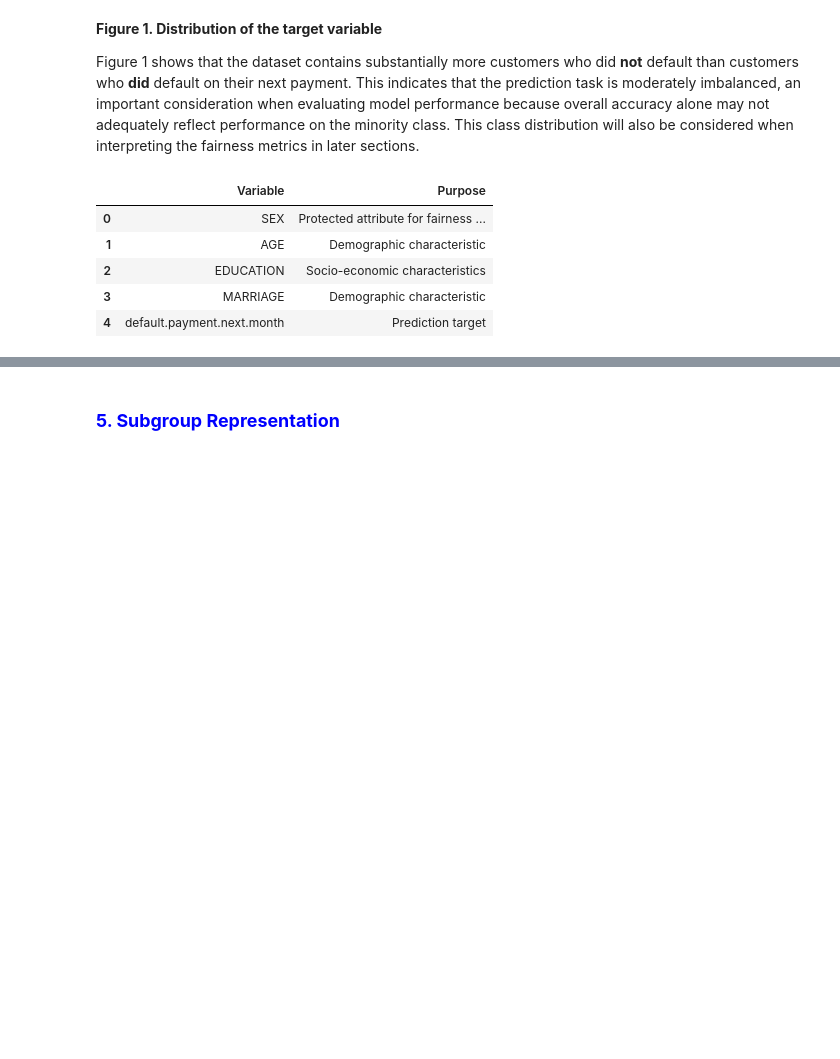
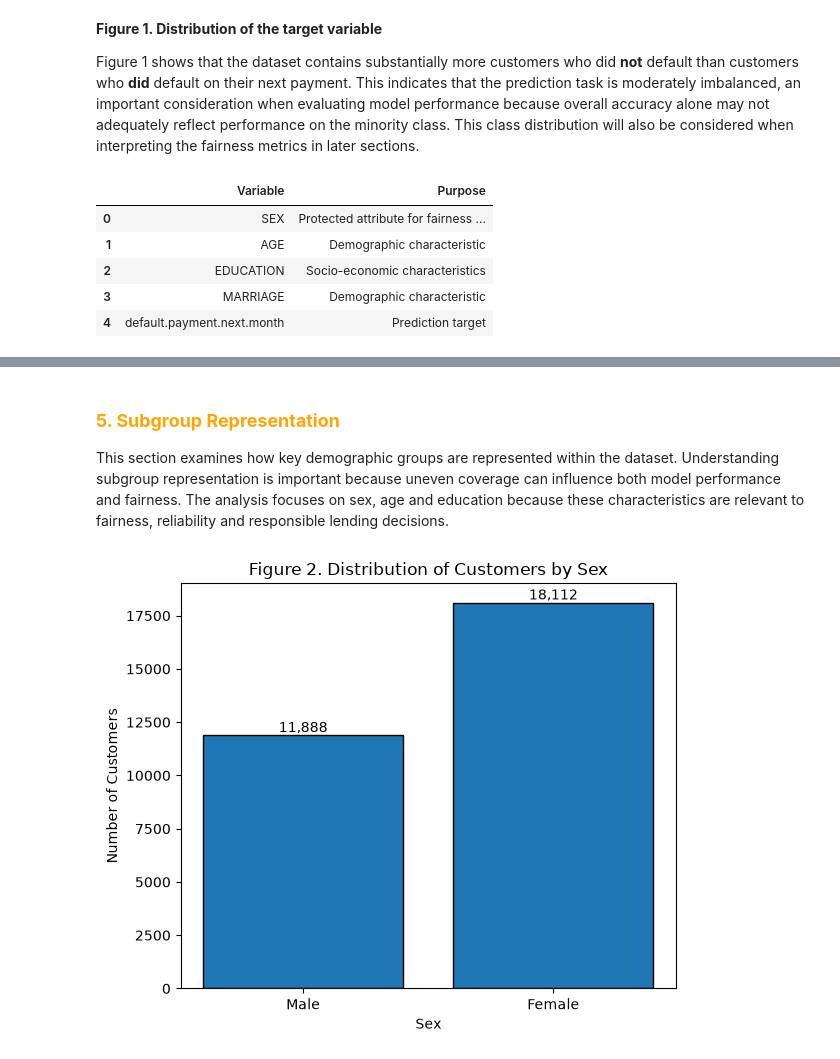
Before and after one commit to michaelhudson2205/INFO3022_Practicals, a Jupyter notebook: Mike_A1_1.ipynb, the cells around one changed output, grey strips where cells are left out. Cells and saved outputs as stored; diff of their text form; code cells hidden in the pictures; blank space fills up the shorter version.

```diff
--- a/Mike_A1_1.ipynb
+++ b/Mike_A1_1.ipynb
@@ -324,2 +330,34 @@ SEX_LABELS = {
 # %% [markdown]
-### <span style="color:blue;font-weight:bold">5. Subgroup Representation</span>
+### <span style="color:orange;font-weight:bold">5. Subgroup Representation</span>
+
+This section examines how key demographic groups are represented within the dataset. Understanding subgroup representation is important because uneven coverage can influence both model performance and fairness. The analysis focuses on sex, age and education because these characteristics are relevant to fairness, reliability and responsible lending decisions.
+# %%
+# =================================================
+# Distribution by sex
+# =================================================
+
+sex_counts = df["SEX"].value_counts().sort_index()
+
+labels = ["Male", "Female"]
+
+plt.figure(figsize=(6,5))
+
+bars = plt.bar(labels, sex_counts, edgecolor="black")
+
+for bar in bars:
+    height = bar.get_height()
+    plt.text(
+        bar.get_x() + bar.get_width()/2,
+        height + 150,
+        f"{height:,}",
+        ha="center"
+    )
+
+plt.title("Figure 2. Distribution of Customers by Sex")
+plt.xlabel("Sex")
+plt.ylabel("Number of Customers")
+
+plt.tight_layout()
+plt.show()
+# %% [output]
+[figure, added]
```
Also changed, not shown: parts of 64 cells of this notebook.
